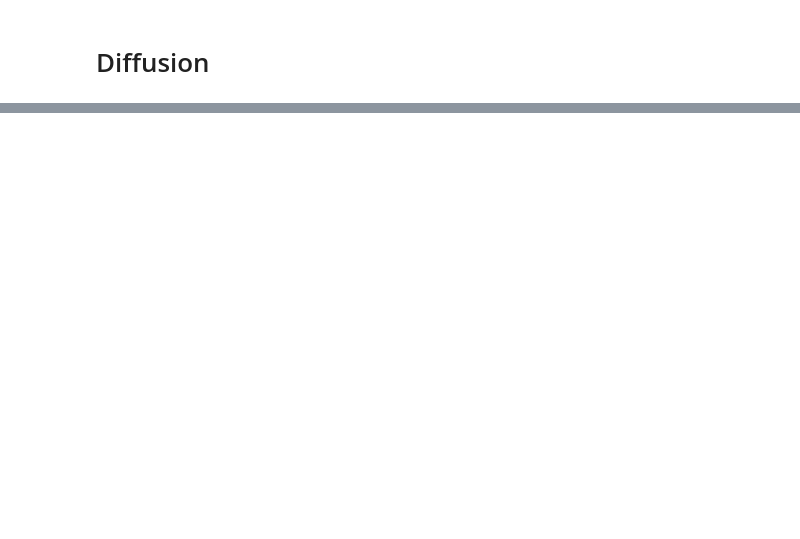
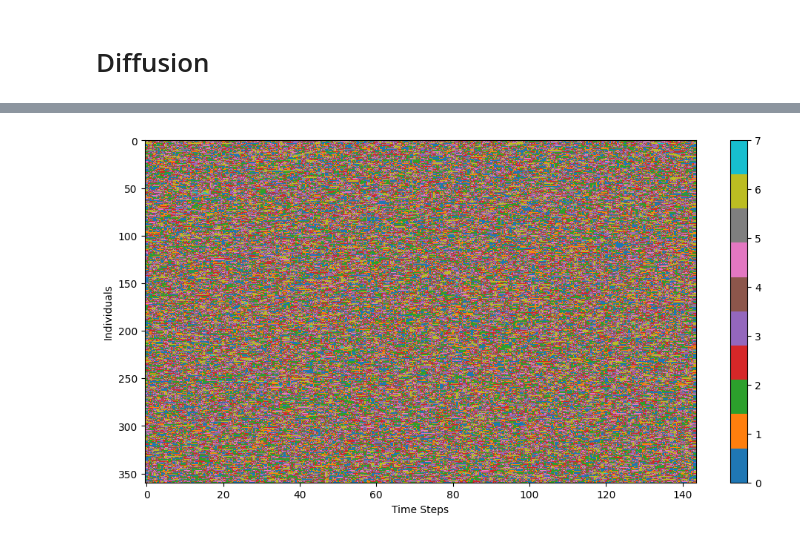
Before and after one commit to Rakin45/synth_pop_ddpm, a Jupyter notebook: embedded_ddpm.ipynb, the cells around one changed output, grey strips where cells are left out. Drawn from its saved outputs; the diff is of its cells as text; code cells hidden in the pictures; blank space fills up the shorter version.

```diff
--- a/embedded_ddpm.ipynb
+++ b/embedded_ddpm.ipynb
@@ -134,7 +145,5 @@ plot_image_grid(image_grid)
 # %%
-import torch
 from torch.utils.data import TensorDataset, DataLoader
-import torch.nn as nn
 import torch.optim as optim
 
 class ActivityDataset(TensorDataset):
@@ -179,11 +188,11 @@ def train_model(dataset, model, optimizer, epochs=10, device="cuda"):
             total_loss += loss.item()
         print(f'Epoch {epoch}, Loss: {total_loss / len(dataset)}')
 
-# Assuming tensor_image_grid is already defined and is a tensor
+
 device = torch.device("cuda" if torch.cuda.is_available() else "cpu")
 dataset = ActivityDataset(tensor_image_grid.long(), context_size=2)
-CBOW = CBOWModel(vocab_size=8, embedding_dim=6).to(device)
+CBOW = CBOWModel(vocab_size=8, embedding_dim=8).to(device)
 optimizer = optim.Adam(CBOW.parameters(), lr=0.001)
 
 # Train the model
-train_model(dataset, CBOW, optimizer, epochs=10)
+train_model(dataset, CBOW, optimizer, epochs=1)
@@ -220,7 +249,7 @@ for embedded_batch in dataloader:
 # Diffusion
 # %%
 class Diffusion:
-    def __init__(self, noise_steps=25, beta_start=0.0001, beta_end=0.02, sequence_length=144, device="cuda"):
+    def __init__(self, noise_steps=500, beta_start=0.0001, beta_end=0.015, sequence_length=144, device="cuda"):
         self.noise_steps = noise_steps
         self.beta_start = beta_start
         self.beta_end = beta_end
@@ -287,8 +316,8 @@ def setup_logging(run_name):
 def train(model, diffusion, device):
     run_name = "first_run"
     device = "cuda" if torch.cuda.is_available() else "cpu"
-    learning_rate = 0.001
-    epochs = 250
+    learning_rate = 0.004
+    epochs = 1
 
     setup_logging(run_name)
     optimizer = optim.Adam(model.parameters(), lr=learning_rate)
@@ -304,10 +333,10 @@ def train(model, diffusion, device):
             optimizer.zero_grad()
             timesteps = torch.randint(0, diffusion.noise_steps, (embedded_x.size(0),), device=device)
             embedded_x = embedded_x.float()
-            noisy_x, _ = diffusion.noise_embeddings(embedded_x, timesteps)
+            noisy_x, noise = diffusion.noise_embeddings(embedded_x, timesteps)
             predicted_x = model(noisy_x, timesteps)
 
-            loss = mse(predicted_x, noisy_x)
+            loss = mse(noise, predicted_x)
             loss.backward(retain_graph=True)
             optimizer.step()
             epoch_loss += loss.item()
@@ -323,7 +352,7 @@ def train(model, diffusion, device):
     logger.close()
 
 device = "cuda" if torch.cuda.is_available() else "cpu"
-model = TransformerWithPositionalEncoding(feature_size=6, num_layers=3, max_time_steps=144).to(device)
-diffusion = Diffusion(noise_steps=25, beta_start=0.0001, beta_end=0.015, sequence_length=144, device="cuda")
+model = TransformerWithPositionalEncoding(feature_size=8, num_layers=4, max_time_steps=501).to(device)
+diffusion = Diffusion(noise_steps=500, beta_start=0.0001, beta_end=0.015, sequence_length=144, device="cuda")
 
 train(model, diffusion, device=device)
@@ -354,7 +391,7 @@ def map_embeddings_to_activities(embedded_sequences, CBOW):
     return activities
 # %%
 # After generating new sequences using the diffusion model
-generated_sequences = diffusion.sample(model = model, n=32, embedding_dim=6)
+generated_sequences = diffusion.sample(model = model, n=360, embedding_dim=8)
 
 # Map the generated sequences back to discrete activities
 discrete_activities = map_embeddings_to_activities(generated_sequences, CBOW)
@@ -367,2 +441,4 @@ df_decoded.head(5)
 # %%
-plot_image_grid(discrete_activities.cpu(), title = 'Activity Sequence (Sampled)')
+plot_image_grid(discrete_activities.cpu(), title = '')
+# %% [output]
+[figure, added]
```
Also changed, not shown: parts of 16 cells of this notebook.
